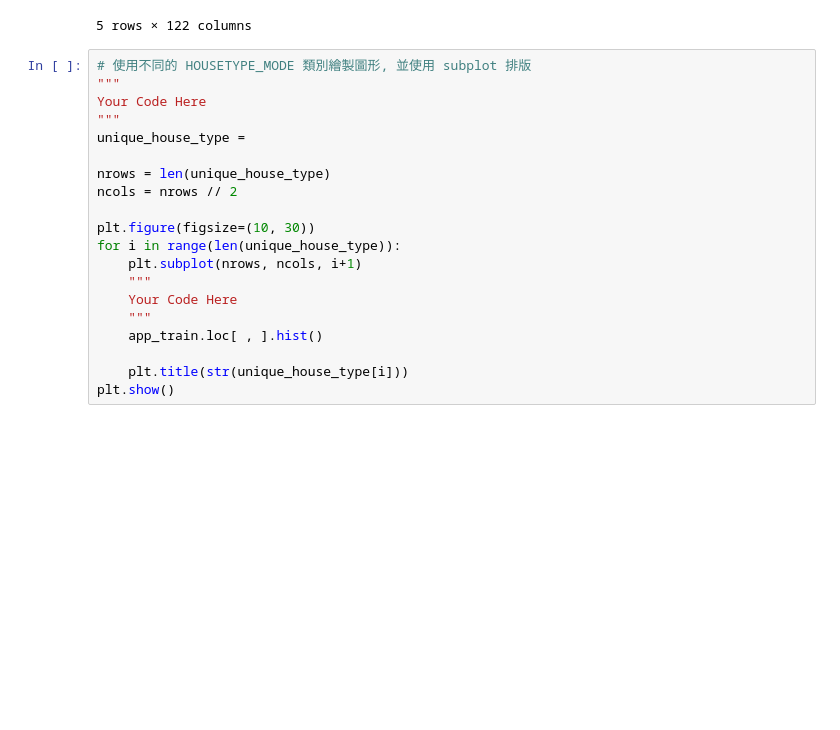
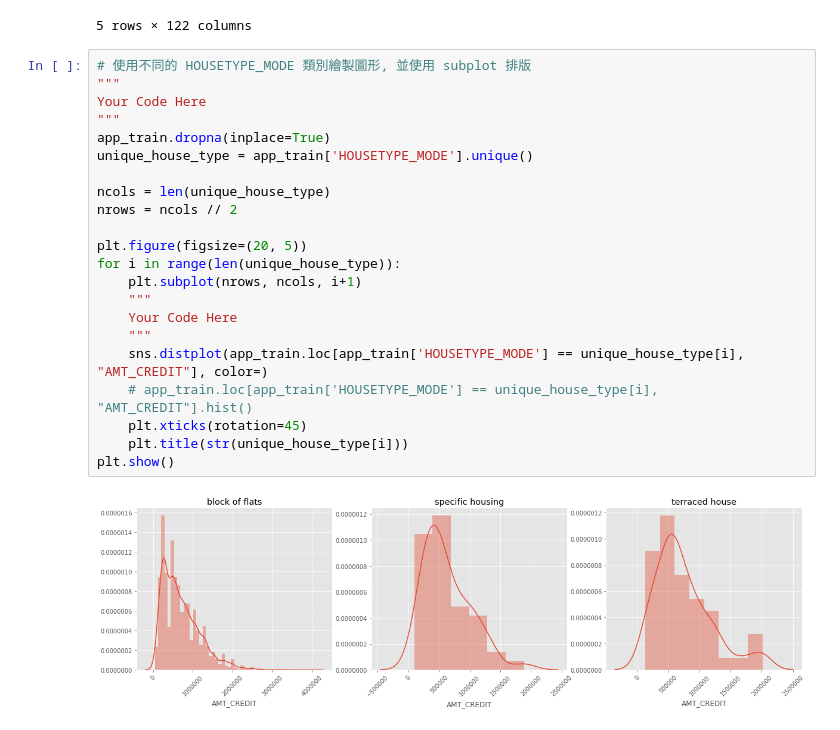
Before and after one commit to penguinwang96825/ML100Days, a Jupyter notebook: homework/Day019/Day_019_HW.ipynb, the cells around one changed output. Saved outputs shown, nothing was run; the diff lists cells and outputs as text; blank space fills up the shorter version.

```diff
--- a/homework/Day019/Day_019_HW.ipynb
+++ b/homework/Day019/Day_019_HW.ipynb
@@ -42,20 +42,24 @@ Path of read in data: ../../data/application_train.csv
 # %%
 # 使用不同的 HOUSETYPE_MODE 類別繪製圖形, 並使用 subplot 排版
 """
 Your Code Here
 """
-unique_house_type =
+app_train.dropna(inplace=True)
+unique_house_type = app_train['HOUSETYPE_MODE'].unique()
 
-nrows = len(unique_house_type)
-ncols = nrows // 2
+ncols = len(unique_house_type)
+nrows = ncols // 2
 
-plt.figure(figsize=(10, 30))
+plt.figure(figsize=(20, 5))
 for i in range(len(unique_house_type)):
     plt.subplot(nrows, ncols, i+1)
     """
     Your Code Here
     """
-    app_train.loc[ , ].hist()
-
+    sns.distplot(app_train.loc[app_train['HOUSETYPE_MODE'] == unique_house_type[i], "AMT_CREDIT"], color=)
+    # app_train.loc[app_train['HOUSETYPE_MODE'] == unique_house_type[i], "AMT_CREDIT"].hist()
+    plt.xticks(rotation=45)
     plt.title(str(unique_house_type[i]))
 plt.show()
+# %% [output]
+[figure, added]
```
